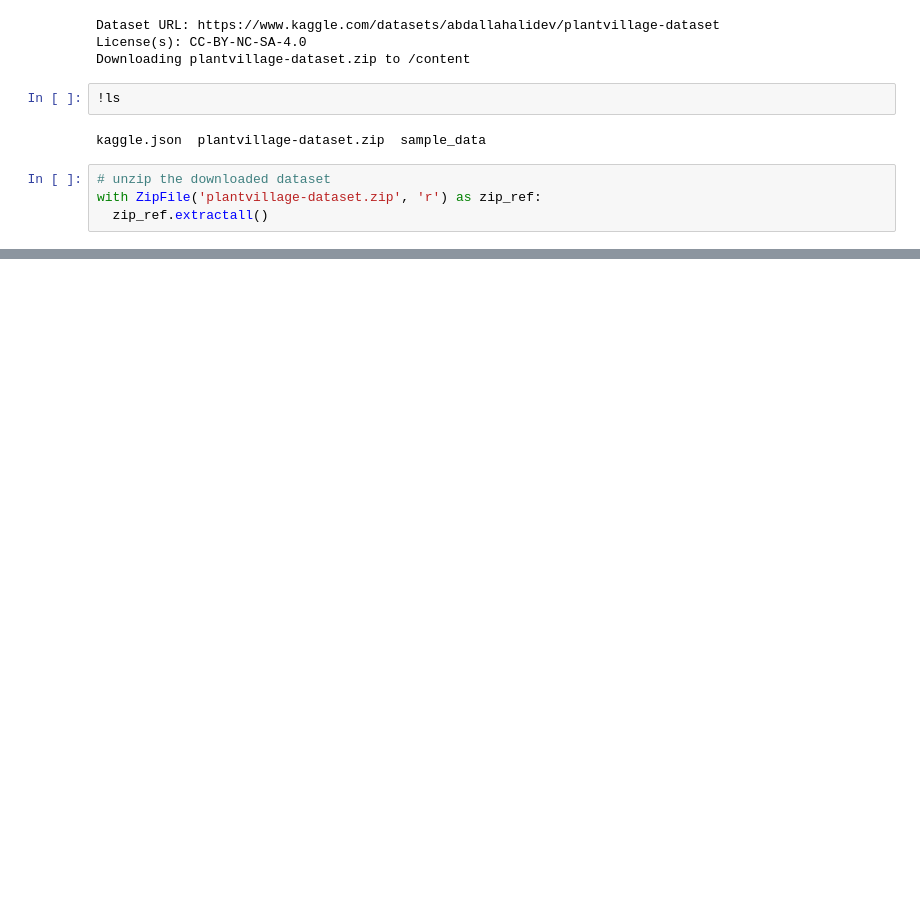
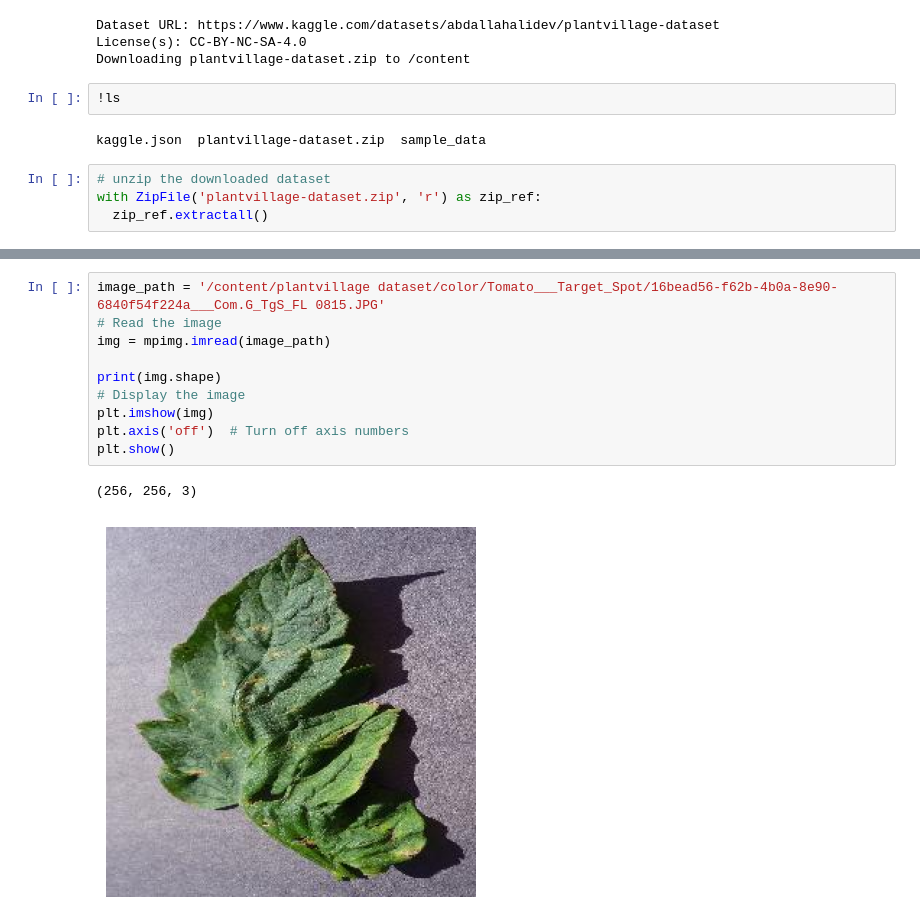
Before and after one commit to beniamine3155/Data_Science_Projects, a Jupyter notebook: Disease_Classification.ipynb, the cells around one changed output, grey strips where cells are left out. Drawn from its saved outputs; the diff is of its cells as text; blank space fills up the shorter version.

```diff
--- a/Disease_Classification.ipynb
+++ b/Disease_Classification.ipynb
@@ -64,0 +110,13 @@ with ZipFile('plantvillage-dataset.zip', 'r') as zip_ref:
+# %%
+image_path = '/content/plantvillage dataset/color/Tomato___Target_Spot/16bead56-f62b-4b0a-8e90-6840f54f224a___Com.G_TgS_FL 0815.JPG'
+# Read the image
+img = mpimg.imread(image_path)
+
+print(img.shape)
+# Display the image
+plt.imshow(img)
+plt.axis('off')  # Turn off axis numbers
+plt.show()
+# %% [output]
+(256, 256, 3)
+[figure, added]
```
Also changed, not shown: parts of 10 cells of this notebook.
